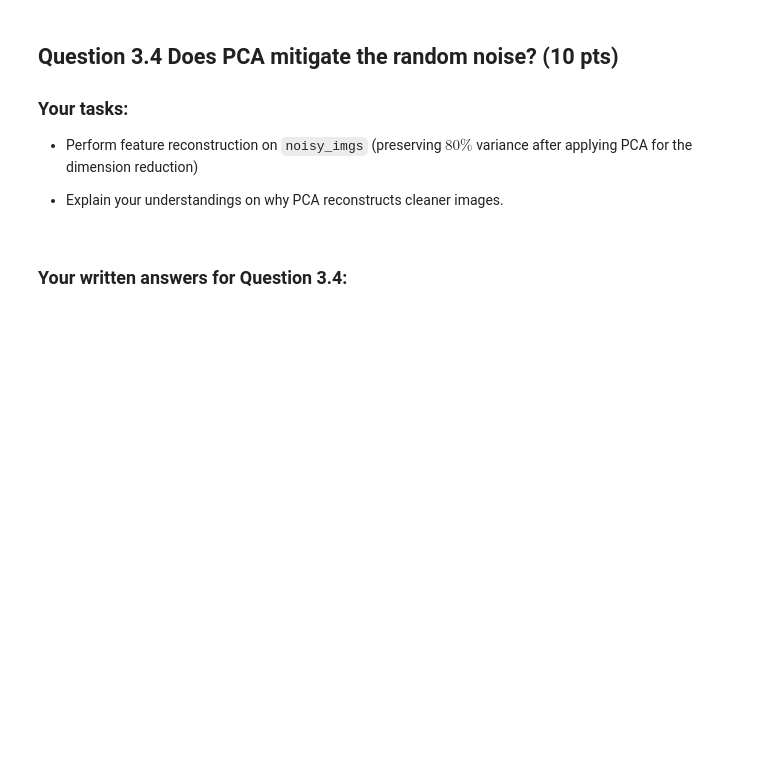
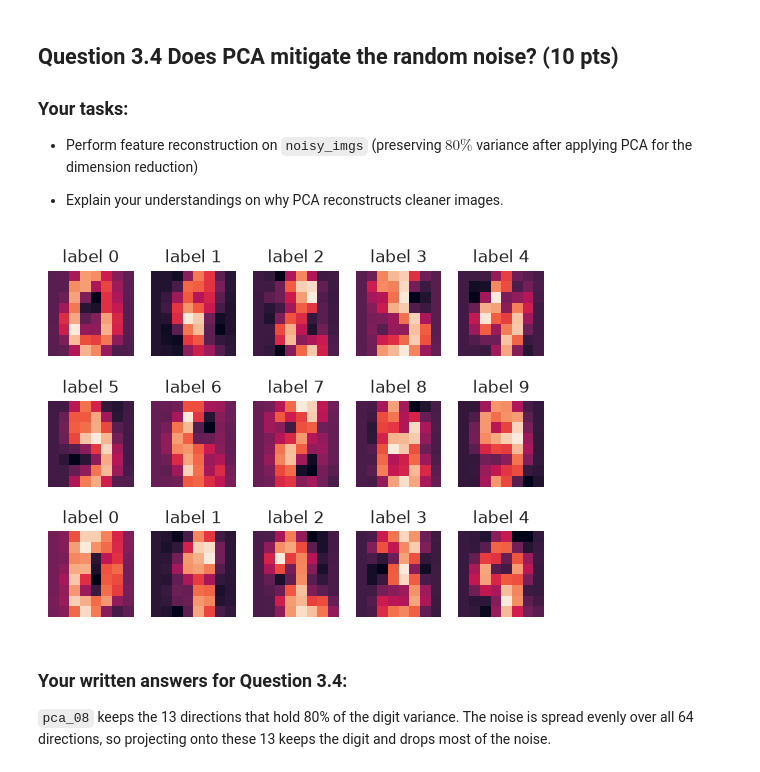
Before and after one commit to yizhongzoe-cloud/assignments, a Jupyter notebook: Assignment2/Assignment2.ipynb, the cells around one changed output. Saved outputs shown, nothing was run; the diff lists cells and outputs as text; code cells hidden in the pictures; blank space fills up the shorter version.

```diff
--- a/Assignment2/Assignment2.ipynb
+++ b/Assignment2/Assignment2.ipynb
@@ -370,13 +456,16 @@ display_digits(noisy_imgs)
 - Explain your understandings on why PCA reconstructs cleaner images.
 # %%
 ################# Your answer for Question 3.4   #################
-
-
-
+# project the noisy images onto the 80%-variance components fitted above and map back
+lower_noise = pca_08.transform(noisy_imgs)
 # name the reconstructed images from noisy images as 'reconstructed_noise'
-reconstructed_noise =
+reconstructed_noise = pca_08.inverse_transform(lower_noise)
 # Display the reconstructed images
 display_digits(reconstructed_noise)
 ################# Complete the code above #################
+# %% [output]
+[figure, added]
 # %% [markdown]
 ### Your written answers for Question 3.4:
+
+`pca_08` keeps the 13 directions that hold 80% of the digit variance. The noise is spread evenly over all 64 directions, so projecting onto these 13 keeps the digit and drops most of the noise.
```
Also changed, not shown: parts of 25 cells of this notebook, 19 other files.
